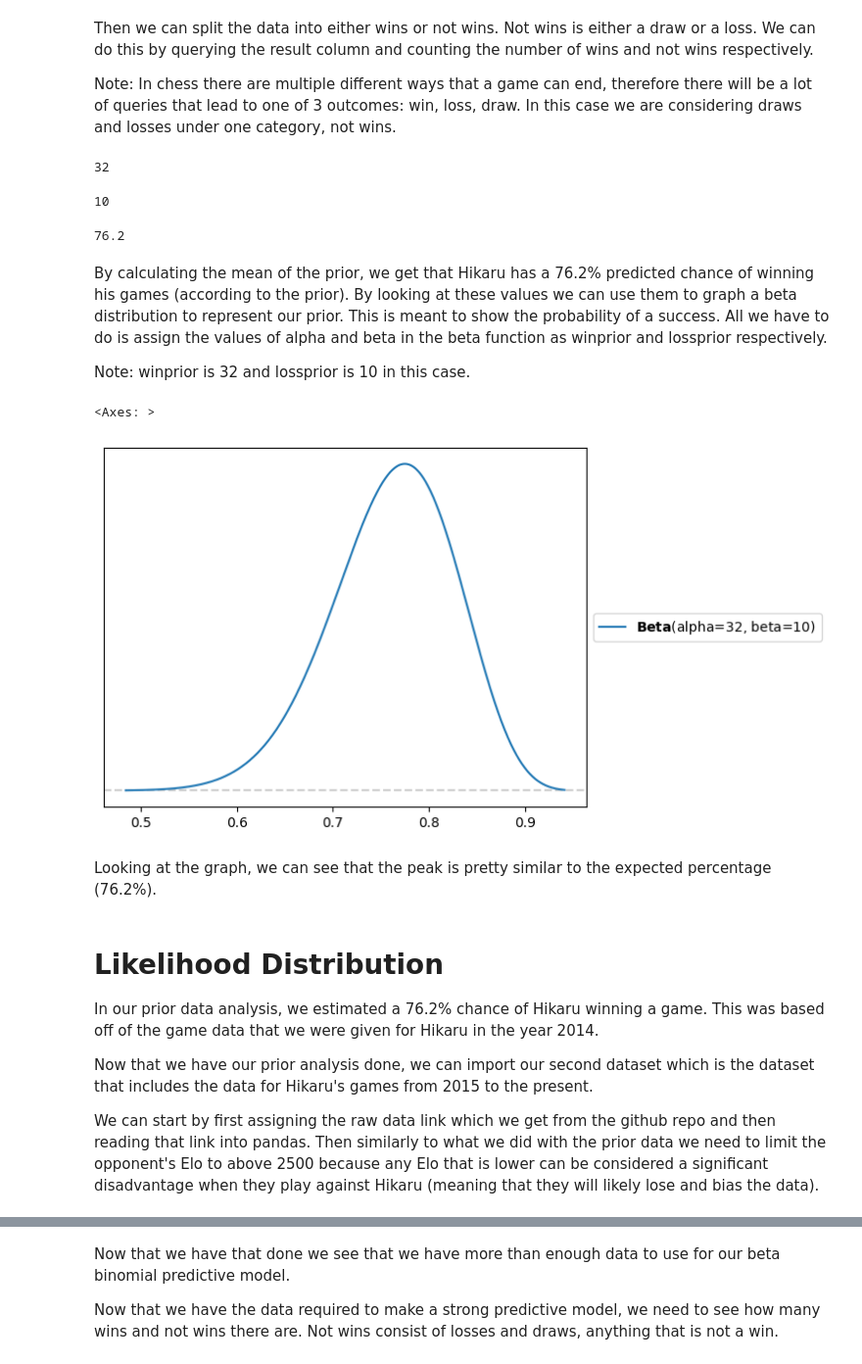
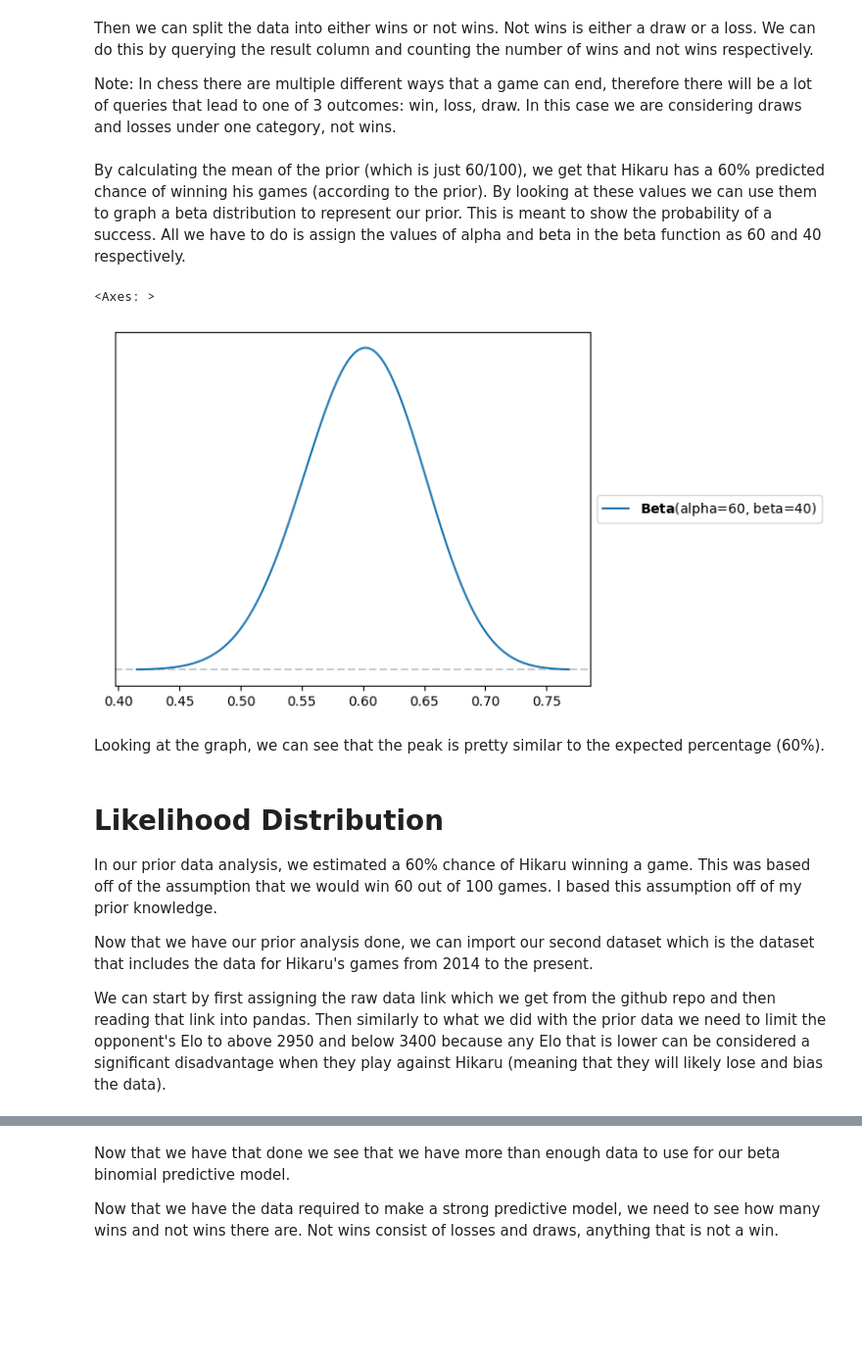
Before and after one commit to amanmeka/DataScience, a Jupyter notebook: Unit2/AmanMekaU2proj.ipynb, the cells around one changed output, grey strips where cells are left out. Shown at 98% size. Cells and saved outputs as stored; diff of their text form; code cells hidden in the pictures; blank space fills up the shorter version.

```diff
--- a/Unit2/AmanMekaU2proj.ipynb
+++ b/Unit2/AmanMekaU2proj.ipynb
@@ -73,34 +51,20 @@ totalprior = winprior + lossprior
-# %%
-winprior
-# %% [output]
-32
-# %%
-lossprior
-# %% [output]
-10
-# %%
-round((winprior/totalprior)*100,1)
-# %% [output]
-76.2
 # %% [markdown]
-By calculating the mean of the prior, we get that Hikaru has a 76.2% predicted chance of winning his games (according to the prior). By looking at these values we can use them to graph a beta distribution to represent our prior. This is meant to show the probability of a success. All we have to do is assign the values of alpha and beta in the beta function as winprior and lossprior respectively.
-
-Note: winprior is 32 and lossprior is 10 in this case.
+By calculating the mean of the prior (which is just 60/100), we get that Hikaru has a 60% predicted chance of winning his games (according to the prior). By looking at these values we can use them to graph a beta distribution to represent our prior. This is meant to show the probability of a success. All we have to do is assign the values of alpha and beta in the beta function as 60 and 40 respectively.
 # %%
-pz.Beta(alpha=winprior,beta=lossprior).plot_pdf()
+pz.Beta(alpha=60,beta=40).plot_pdf()
 # %% [output]
 <Axes: >
-[figure, old version]
+[figure, new version]
 # %% [markdown]
-Looking at the graph, we can see that the peak is pretty similar to the expected percentage (76.2%).
+Looking at the graph, we can see that the peak is pretty similar to the expected percentage (60%).
 # %% [markdown]
 # **Likelihood Distribution**
 
-In our prior data analysis, we estimated a 76.2% chance of Hikaru winning a game. This was based off of the game data that we were given for Hikaru in the year 2014.
+In our prior data analysis, we estimated a 60% chance of Hikaru winning a game. This was based off of the assumption that we would win 60 out of 100 games. I based this assumption off of my prior knowledge.
 
-Now that we have our prior analysis done, we can import our second dataset which is the dataset that includes the data for Hikaru's games from 2015 to the present.
+Now that we have our prior analysis done, we can import our second dataset which is the dataset that includes the data for Hikaru's games from 2014 to the present.
 
-We can start by first assigning the raw data link which we get from the github repo and then reading that link into pandas. Then similarly to what we did with the prior data we need to limit the opponent's Elo to above 2500 because any Elo that is lower can be considered a significant disadvantage when they play against Hikaru (meaning that they will likely lose and bias the data).
+We can start by first assigning the raw data link which we get from the github repo and then reading that link into pandas. Then similarly to what we did with the prior data we need to limit the opponent's Elo to above 2950 and below 3400 because any Elo that is lower can be considered a significant disadvantage when they play against Hikaru (meaning that they will likely lose and bias the data).
 # %%
 # read in the hikaru games dataset
 hikarugames = 'https://github.com/amanmeka/DataScience/raw/refs/heads/main/HikaruBlitzData.csv'
```
Also changed, not shown: parts of 11 cells of this notebook.
